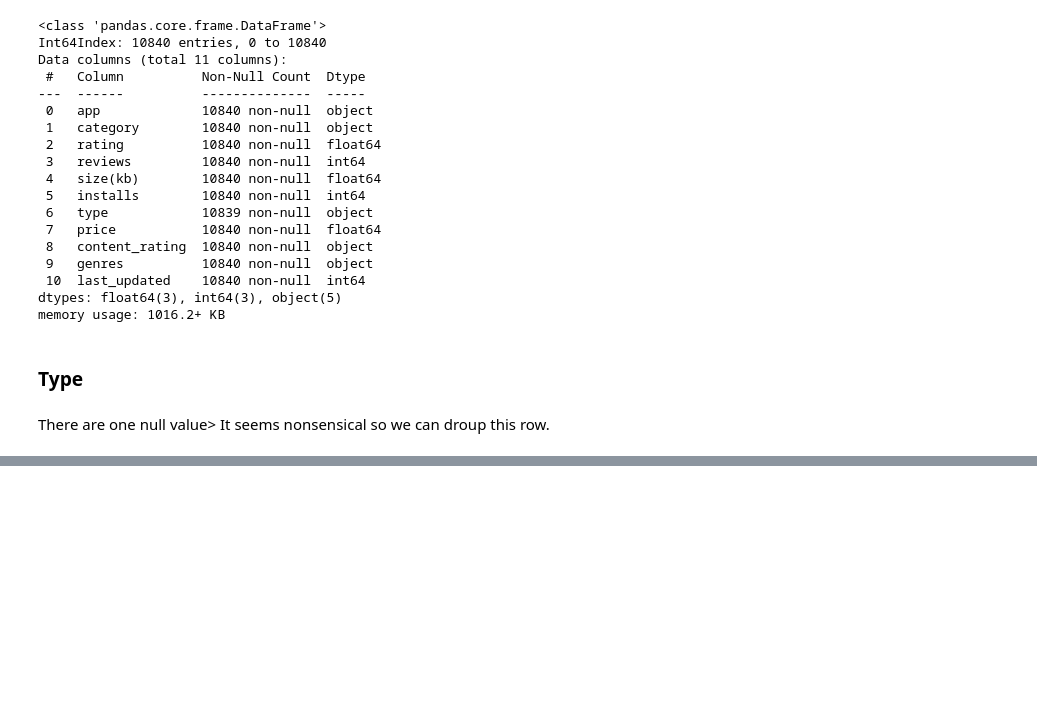
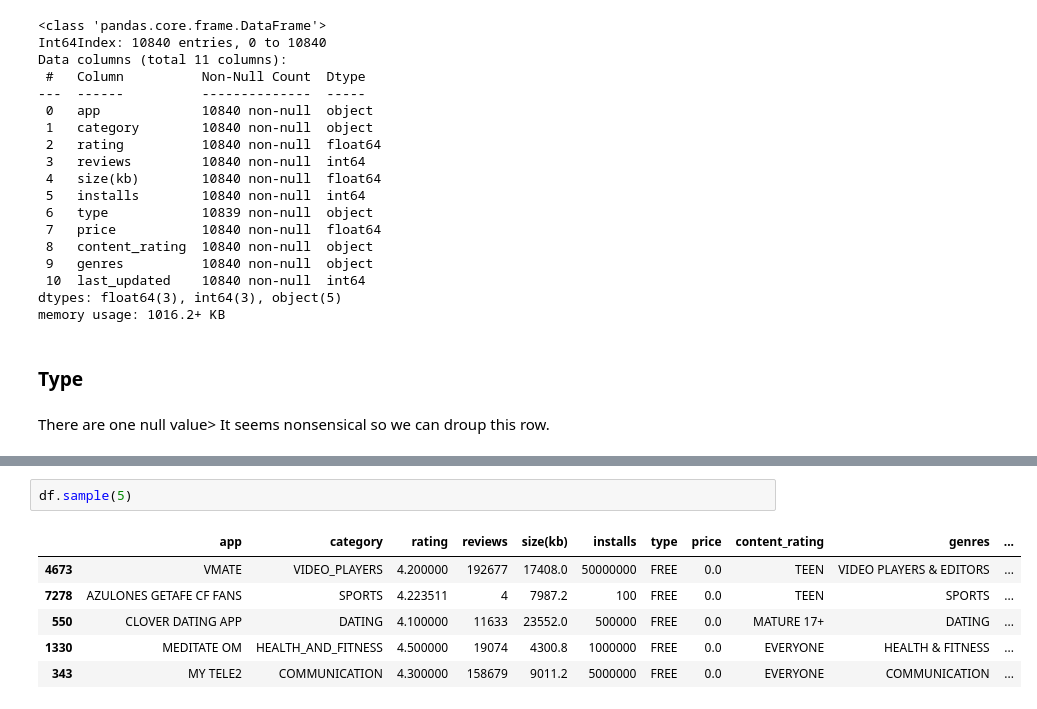
Before and after one commit to Rosiee0312/Google_Play_Store, a Jupyter notebook: Data_cleaning_EDA.ipynb, the cells around one changed output, grey strips where cells are left out. Saved outputs shown, nothing was run; the diff lists cells and outputs as text; blank space fills up the shorter version.

```diff
--- a/Data_cleaning_EDA.ipynb
+++ b/Data_cleaning_EDA.ipynb
@@ -326,0 +342,9 @@ Name: type, Length: 10840, dtype: bool
+# %%
+df.sample(5)
+# %% [output]
+|  | app | category | rating | reviews | size(kb) | installs | type | price | content_rating | genres | ... |
+| 4673 | VMATE | VIDEO_PLAYERS | 4.200000 | 192677 | 17408.0 | 50000000 | FREE | 0.0 | TEEN | VIDEO PLAYERS & EDITORS | ... |
+| 7278 | AZULONES GETAFE CF FANS | SPORTS | 4.223511 | 4 | 7987.2 | 100 | FREE | 0.0 | TEEN | SPORTS | ... |
+| 550 | CLOVER DATING APP | DATING | 4.100000 | 11633 | 23552.0 | 500000 | FREE | 0.0 | MATURE 17+ | DATING | ... |
+| 1330 | MEDITATE OM | HEALTH_AND_FITNESS | 4.500000 | 19074 | 4300.8 | 1000000 | FREE | 0.0 | EVERYONE | HEALTH & FITNESS | ... |
+| 343 | MY TELE2 | COMMUNICATION | 4.300000 | 158679 | 9011.2 | 5000000 | FREE | 0.0 | EVERYONE | COMMUNICATION | ... |
```
Also changed, not shown: parts of 9 cells of this notebook.
